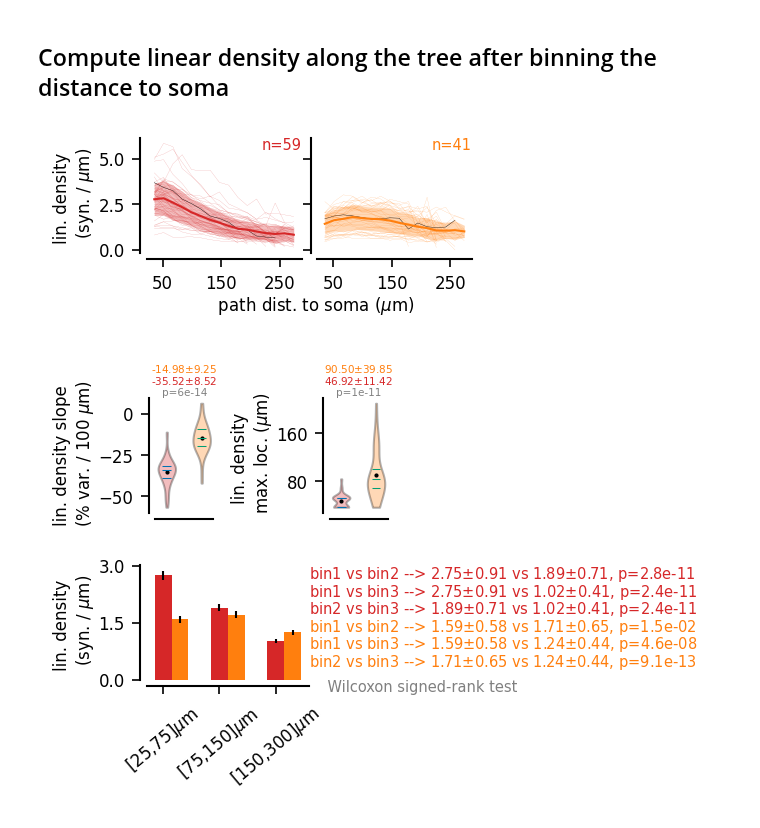
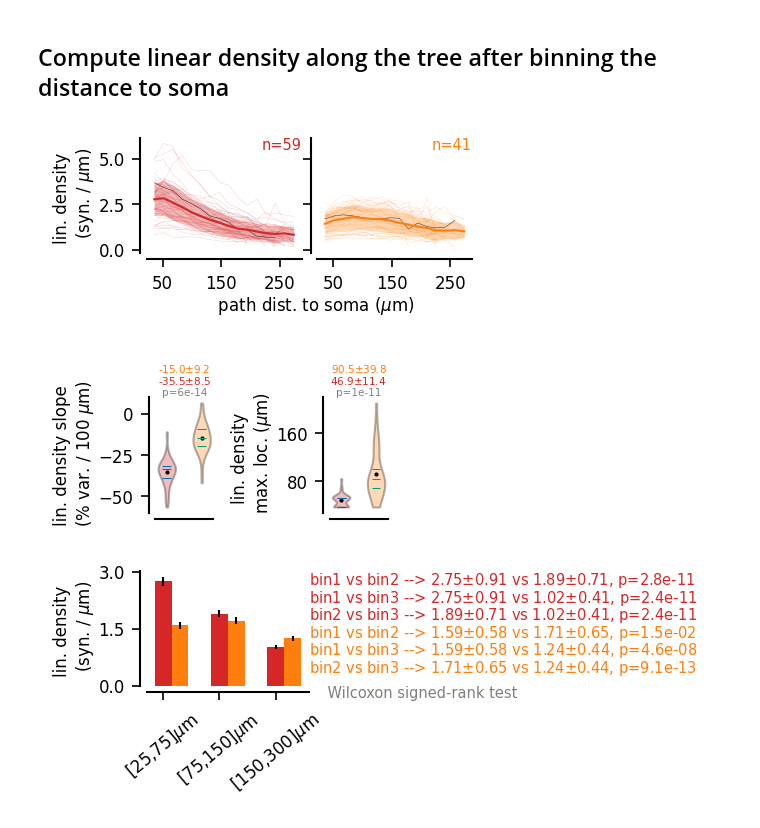
Before and after one commit to yzerlaut/pv-sst-dendrites, a Jupyter notebook: anatomy/Synaptic-Location-Analysis.ipynb, the cells around one changed output. Cells and saved outputs as stored; diff of their text form; code cells hidden in the pictures.

Commit message:
done with Fig3 values

```diff
--- a/anatomy/Synaptic-Location-Analysis.ipynb
+++ b/anatomy/Synaptic-Location-Analysis.ipynb
@@ -129,7 +129,7 @@ for ax, ax3, func, label in zip(AX2, AX3,
         values = [func(nrn.syn_dist_to_soma) for nrn in DATASET['%s_nrn' % cType]]
         ax3.bar([c], [np.mean(values)], yerr=[stats.sem(values)], color=colors[cType])
         pt.violin(values, X=[c], COLORS=[colors[cType]], ax=ax)
-        pt.annotate(ax, '%.2f$\pm$%.2f' % (np.mean(values), np.std(values)) + (1+c)*'\n',
+        pt.annotate(ax, '%.1f$\pm$%.1f' % (np.mean(values), np.std(values)) + (1+c)*'\n',
                     (0.5,1), ha='center', fontsize=5, color=colors[cType])
     pt.annotate(ax, 'p=%.0e' % stats.mannwhitneyu(*[\
                                                    [func(nrn.syn_dist_to_soma) for nrn in DATASET['%s_nrn' % cType]]\
@@ -236,35 +236,35 @@ for c, ax, cType in zip(range(2), AX, ['BC', 'MC']):
                          100*nrn.linear_density[cond]/np.max(nrn.linear_density[cond]), 1)
         DATASET['lin_density_slopes_%s' % cType].append(100.*pol[0])
         imax = np.argmax(nrn.linear_density[cond][:-2]) # find the max of the curves
         DATASET['lin_density_max_%s' % cType].append(nrn.linear_density_bins[cond][:-2][imax])
 
     pt.plot(bins, np.nanmean(HIST, axis=0), sy=np.nanstd(HIST, axis=0), ax=ax, color=colors[cType])
     pt.annotate(ax, 'n=%i' % len(HIST), (1,1), va='top', ha='right', color=colors[cType], fontsize=7)
 
 for ax, key, label in zip(AX2,
                            ['lin_density_slopes_%s', 'lin_density_max_%s'],
                            ['lin. density slope\n (% var. / 100 $\mu$m)',
                             'lin. density \n max. loc. ($\mu$m)']):
 
     for c, cType in zip(range(2), ['BC', 'MC']):
         pt.violin(DATASET[key % cType], X=[c], COLORS=[colors[cType]], ax=ax)
-        pt.annotate(ax, '%.2f$\pm$%.2f' % (np.mean(DATASET[key % cType]), np.std(DATASET[key % cType])) + (1+c)*'\n',
+        pt.annotate(ax, '%.1f$\pm$%.1f' % (np.mean(DATASET[key % cType]), np.std(DATASET[key % cType])) + (1+c)*'\n',
                     (0.5,1), ha='center', fontsize=5, color=colors[cType])
     pt.annotate(ax, 'p=%.0e' % stats.mannwhitneyu(*[DATASET[key % cType] for cType in ['BC', 'MC']]).pvalue,
                     (0.5,1), ha='center', fontsize=5, color='grey')
 
     pt.set_plot(ax, ylabel=label, xticks=[])
 
 pt.set_plot(AX[0], xticks=50+np.arange(3)*100,
             ylabel='lin. density \n (syn. / $\mu$m)', xlabel=35*' '+'path dist. to soma ($\mu$m)')
 pt.set_plot(AX[1], xticks=50+np.arange(3)*100, yticks_labels=[])
 pt.set_common_ylims(AX)
 
 #fig1.savefig(os.path.join(os.path.expanduser('~'), 'Desktop', 'fig1.svg'))
 #fig2.savefig(os.path.join(os.path.expanduser('~'), 'Desktop', 'fig2.svg'))
 # %% [output]
 [figure]
-[figure, old version]
+[figure, new version]
 # %%
 BINS = np.array([25, 75, 150, 300])
 
```
Also changed, not shown: parts of 4 cells of this notebook.
